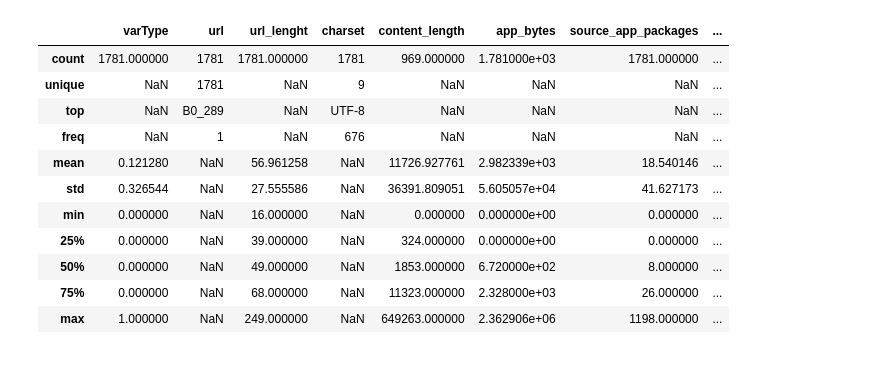
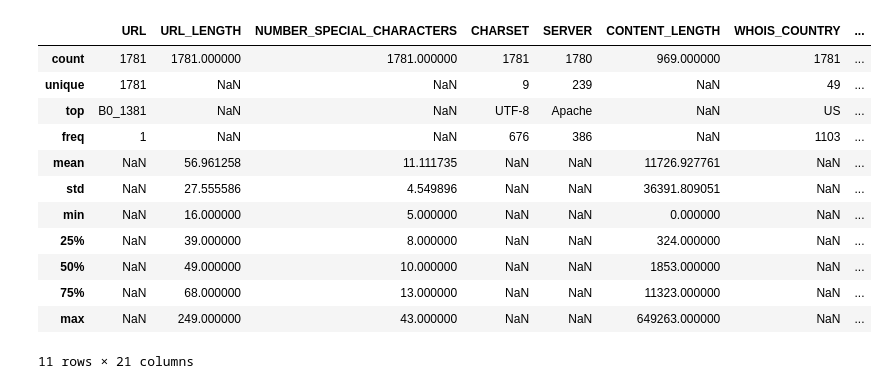
Before and after one commit to francose/maliciousWebSiteAnalysis, a Jupyter notebook: analysisMaliciousWebsites.ipynb, the cells around one changed output. Cells and saved outputs as stored; diff of their text form; code cells hidden in the pictures.

```diff
--- a/analysisMaliciousWebsites.ipynb
+++ b/analysisMaliciousWebsites.ipynb
@@ -47,7 +68,19 @@ class rawData:
 
 
 data = rawData('./dataset.csv')
-dataFrame = pd.DataFrame(dataObj)
+init_dataFrame = pd.DataFrame(data.readData())
+
+
+targetedVariables = pd.DataFrame(init_dataFrame[[
+                                                "Type",
+                                                "URL_LENGTH",
+                                                "CHARSET",
+                                                "CONTENT_LENGTH",
+                                                "APP_BYTES",
+                                                "SOURCE_APP_PACKETS",
+                                                "REMOTE_APP_PACKETS"
+                                                ]])
+
 
 
 class AggregateFunctions:
@@ -75,6 +108,7 @@ class AggregateFunctions:
 
 
 
-ds = AggregateFunctions(dataFrame)
-dataFrame.head(100)
+ds = AggregateFunctions(init_dataFrame)
+#Samples from raw dataset ; first 100 rows
+init_dataFrame.head(100)
 # %% [output]
@@ -107,16 +162,17 @@ dataFrame.describe(include=['object'])
 # %%
 #the summary statistics of all the columns.
-dataFrame.describe(include='all')
+init_dataFrame.describe(include='all')
 # %% [output]
-|  | varType | url | url_lenght | charset | content_length | app_bytes | source_app_packages | ... |
-| count | 1781.000000 | 1781 | 1781.000000 | 1781 | 969.000000 | 1.781000e+03 | 1781.000000 | ... |
-| unique | NaN | 1781 | NaN | 9 | NaN | NaN | NaN | ... |
-| top | NaN | B0_289 | NaN | UTF-8 | NaN | NaN | NaN | ... |
-| freq | NaN | 1 | NaN | 676 | NaN | NaN | NaN | ... |
-| mean | 0.121280 | NaN | 56.961258 | NaN | 11726.927761 | 2.982339e+03 | 18.540146 | ... |
-| std | 0.326544 | NaN | 27.555586 | NaN | 36391.809051 | 5.605057e+04 | 41.627173 | ... |
-| min | 0.000000 | NaN | 16.000000 | NaN | 0.000000 | 0.000000e+00 | 0.000000 | ... |
-| 25% | 0.000000 | NaN | 39.000000 | NaN | 324.000000 | 0.000000e+00 | 0.000000 | ... |
-| 50% | 0.000000 | NaN | 49.000000 | NaN | 1853.000000 | 6.720000e+02 | 8.000000 | ... |
-| 75% | 0.000000 | NaN | 68.000000 | NaN | 11323.000000 | 2.328000e+03 | 26.000000 | ... |
-| max | 1.000000 | NaN | 249.000000 | NaN | 649263.000000 | 2.362906e+06 | 1198.000000 | ... |
+|  | URL | URL_LENGTH | NUMBER_SPECIAL_CHARACTERS | CHARSET | SERVER | CONTENT_LENGTH | WHOIS_COUNTRY | ... |
+| count | 1781 | 1781.000000 | 1781.000000 | 1781 | 1780 | 969.000000 | 1781 | ... |
+| unique | 1781 | NaN | NaN | 9 | 239 | NaN | 49 | ... |
+| top | B0_1381 | NaN | NaN | UTF-8 | Apache | NaN | US | ... |
+| freq | 1 | NaN | NaN | 676 | 386 | NaN | 1103 | ... |
+| mean | NaN | 56.961258 | 11.111735 | NaN | NaN | 11726.927761 | NaN | ... |
+| std | NaN | 27.555586 | 4.549896 | NaN | NaN | 36391.809051 | NaN | ... |
+| min | NaN | 16.000000 | 5.000000 | NaN | NaN | 0.000000 | NaN | ... |
+| 25% | NaN | 39.000000 | 8.000000 | NaN | NaN | 324.000000 | NaN | ... |
+| 50% | NaN | 49.000000 | 10.000000 | NaN | NaN | 1853.000000 | NaN | ... |
+| 75% | NaN | 68.000000 | 13.000000 | NaN | NaN | 11323.000000 | NaN | ... |
+| max | NaN | 249.000000 | 43.000000 | NaN | NaN | 649263.000000 | NaN | ... |
+11 rows × 21 columns
```
Also changed, not shown: parts of 9 cells of this notebook.
